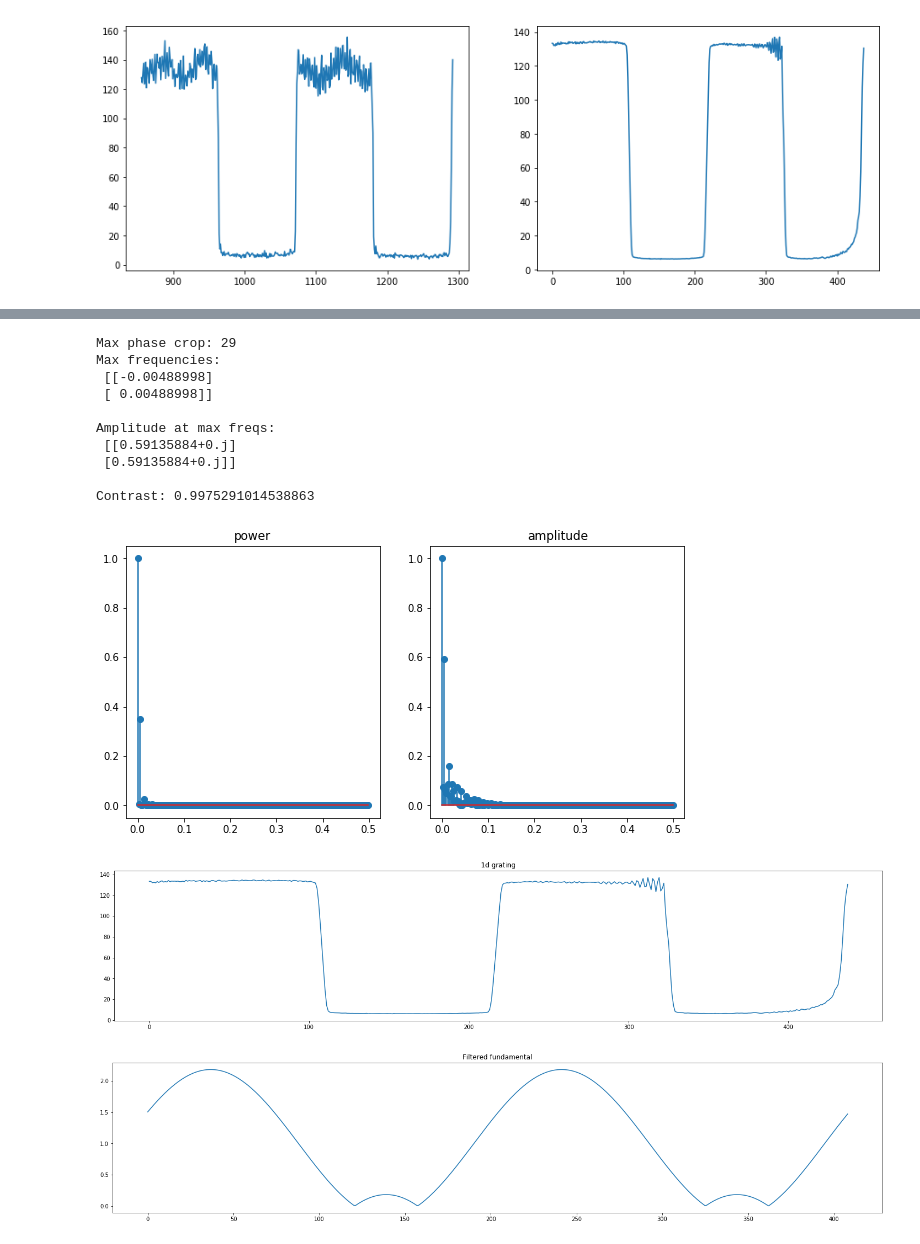
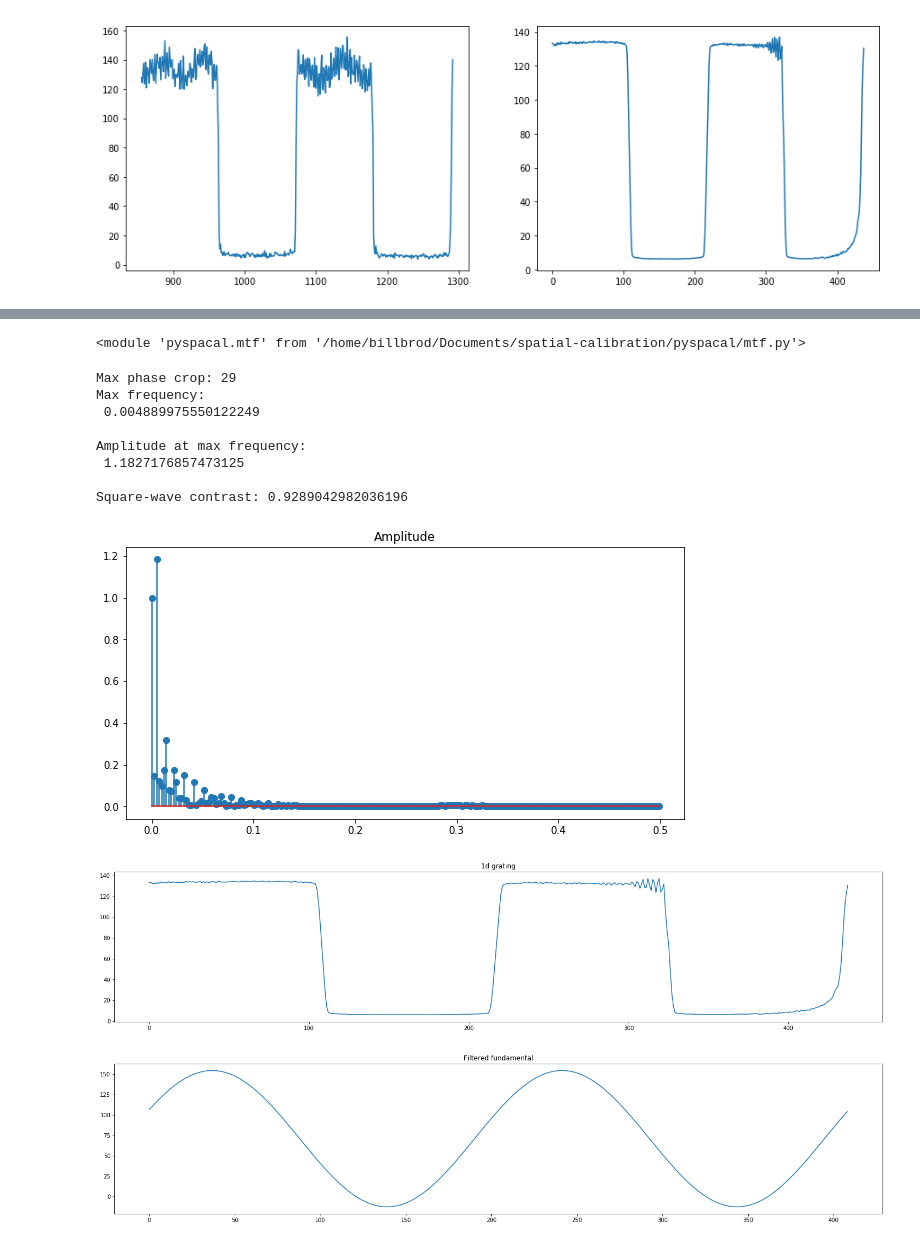
Before and after one commit to WinawerLab/spatial-calibration, a Jupyter notebook: MTF.ipynb, the cells around one changed output, grey strips where cells are left out. Cells and saved outputs as stored; diff of their text form; code cells hidden in the pictures.

```diff
--- a/MTF.ipynb
+++ b/MTF.ipynb
@@ -262,17 +193,19 @@ def calculate_contrast(grating_1d, n_phases=20, plot_flag=True):
+# %%
+autoreload.reload(mtf)
+# %% [output]
+<module 'pyspacal.mtf' from '/home/billbrod/Documents/spatial-calibration/pyspacal/mtf.py'>
 # %%
-filtered_grating_1d, grating_contrast, grating_freq = mtf.calculate_contrast(grating_1d, 30, True)
+filtered_grating_1d, grating_contrast, grating_norm_contrast, grating_freq = mtf.calculate_contrast(grating_1d, 30, True)
 # %% [output]
 Max phase crop: 29
-Max frequencies:
- [[-0.00488998]
- [ 0.00488998]]
+Max frequency:
+ 0.004889975550122249
 
-Amplitude at max freqs:
- [[0.59135884+0.j]
- [0.59135884+0.j]]
+Amplitude at max frequency:
+ 1.1827176857473125
 
-Contrast: 0.9975291014538863
+Square-wave contrast: 0.9289042982036196
-[figure, old version]
+[figure, new version]
 [figure]
-[figure, old version]
+[figure, new version]
 # %%
```
Also changed, not shown: parts of 20 cells of this notebook, 2 other files.
